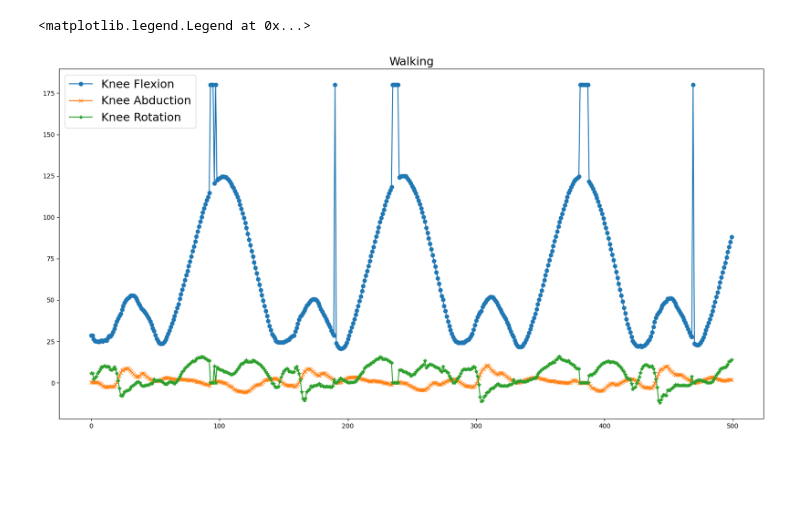
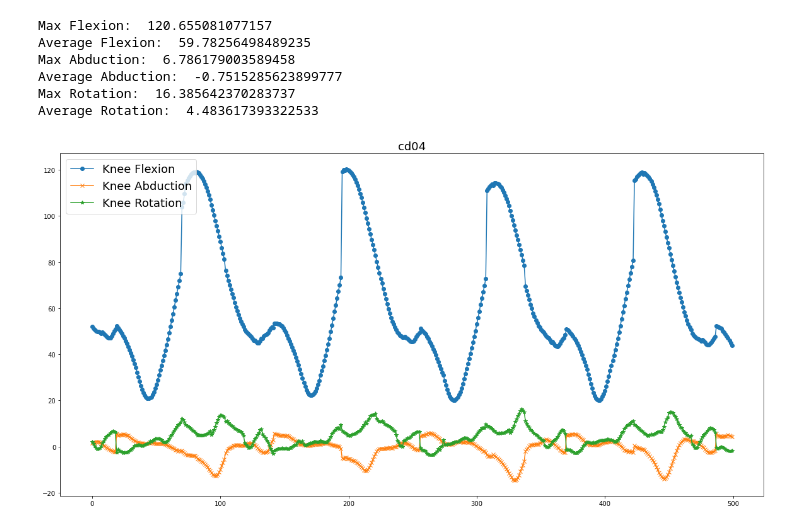
Before and after one commit to ajensen1234/joint-angle-modeling, a Jupyter notebook: joint-angle-modeling/testing.ipynb, the cells around one changed output. Drawn from its saved outputs; the diff is of its cells as text; code cells hidden in the pictures; blank space fills up the shorter version.

Commit message:
fixed some testinbg and plotting

```diff
--- a/joint-angle-modeling/testing.ipynb
+++ b/joint-angle-modeling/testing.ipynb
@@ -2,15 +2,29 @@
 import numpy as np
 import matplotlib.pyplot as plt
 # %%
-TRIAL = 'cd05'
-angles = np.load('../' + TRIAL + '_knee_joint_angles.npy')
-
+TRIAL = "cd04"
+file = TRIAL + '_knee_joint_angles.npy'
+angles = np.load(file)
 fig, ax = plt.subplots(figsize = (20,10))
+bad_locs = np.where((angles[:,0]==0))
+angles = np.delete(angles, bad_locs, axis=0)
 plt.plot(180-angles[:500,0]*(180/np.pi),"-o",markersize = 6, label = 'Knee Flexion')
 plt.plot(angles[:500,1]*(180/np.pi),"-x", markersize = 6, label = 'Knee Abduction')
 plt.plot(angles[:500,2]*(180/np.pi),"-*", markersize = 6, label = 'Knee Rotation')
-plt.title("Walking", fontsize = 18)
+plt.title(TRIAL, fontsize = 18)
 plt.legend(fontsize = 18)
+
+print("Max Flexion: ", np.max(180 - angles[:,0]*(180/np.pi)))
+print("Average Flexion: ", np.mean(180 - angles[:,0]*(180/np.pi)))
+print("Max Abduction: ", np.max(angles[:,1]*(180/np.pi)))
+print("Average Abduction: ", np.mean(angles[:,1]*(180/np.pi)))
+print("Max Rotation: ", np.max(angles[:,2]*(180/np.pi)))
+print("Average Rotation: ", np.mean(angles[:,2]*(180/np.pi)))
 # %% [output]
-<matplotlib.legend.Legend at 0x...>
+Max Flexion:  120.655081077157
+Average Flexion:  59.78256498489235
+Max Abduction:  6.786179003589458
+Average Abduction:  -0.7515285623899777
+Max Rotation:  16.385642370283737
+Average Rotation:  4.483617393322533
-[figure, old version]
+[figure, new version]
```
